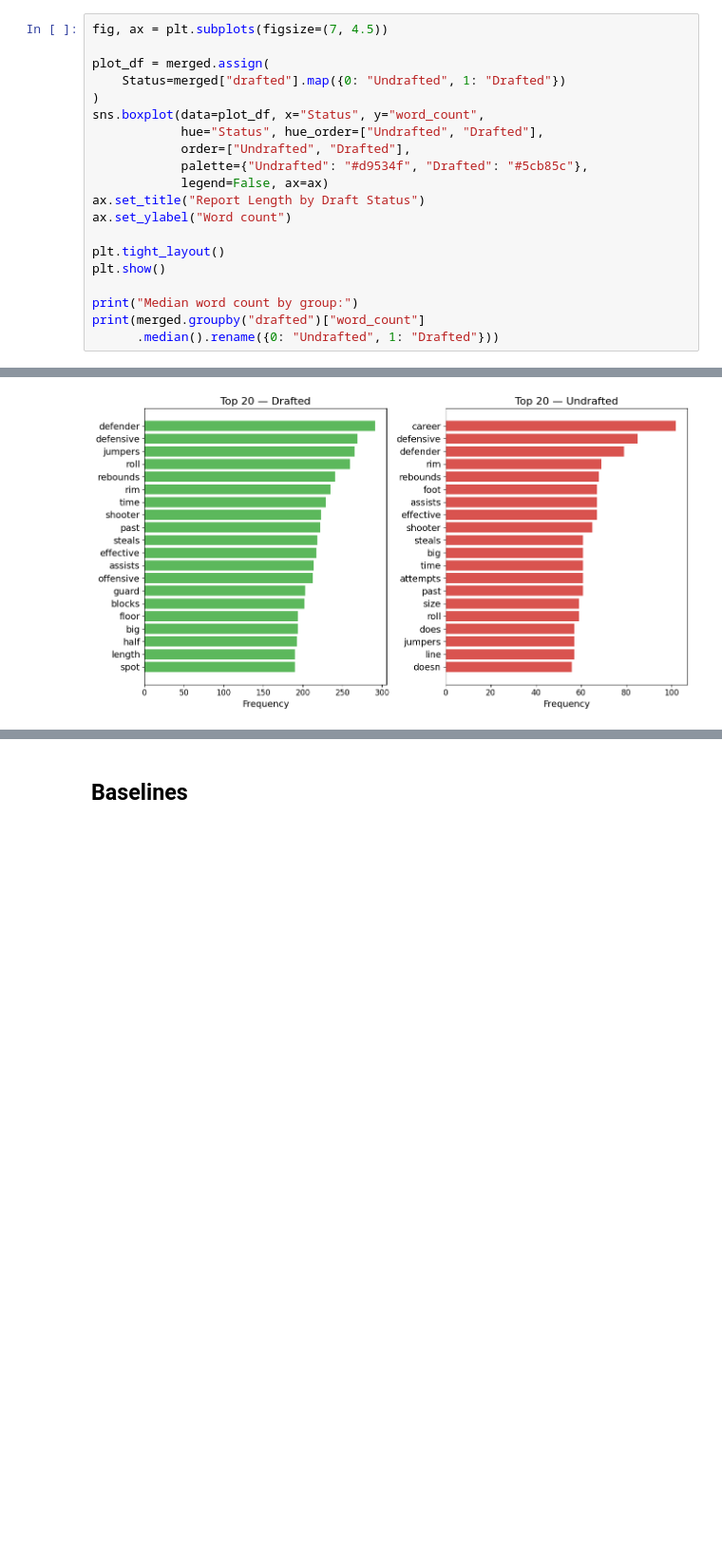
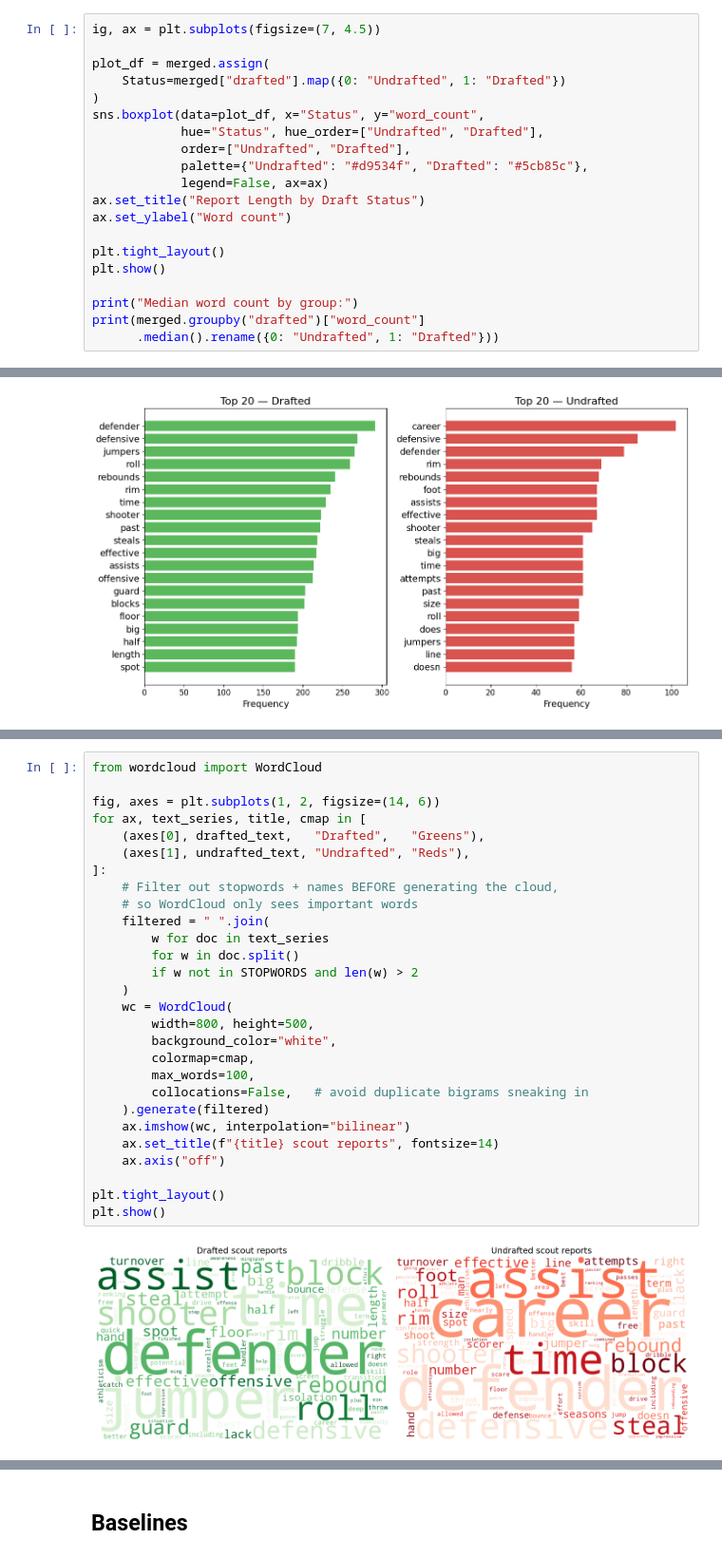
Before and after one commit to DolaF003/NLP-Final-Project, a Jupyter notebook: NLP_Project_Code.ipynb, the cells around one changed output, grey strips where cells are left out. Shown at 95% size. Drawn from its saved outputs; the diff is of its cells as text; blank space fills up the shorter version.

```diff
--- a/NLP_Project_Code.ipynb
+++ b/NLP_Project_Code.ipynb
@@ -676,7 +738,7 @@ plt.show()
 # %% [output]
 [figure]
 # %%
-fig, ax = plt.subplots(figsize=(7, 4.5))
+ig, ax = plt.subplots(figsize=(7, 4.5))
 
 plot_df = merged.assign(
     Status=merged["drafted"].map({0: "Undrafted", 1: "Drafted"})
@@ -776,3 +794,33 @@ plt.show()
+# %%
+from wordcloud import WordCloud
+
+fig, axes = plt.subplots(1, 2, figsize=(14, 6))
+for ax, text_series, title, cmap in [
+    (axes[0], drafted_text,   "Drafted",   "Greens"),
+    (axes[1], undrafted_text, "Undrafted", "Reds"),
+]:
+    # Filter out stopwords + names BEFORE generating the cloud,
+    # so WordCloud only sees important words
+    filtered = " ".join(
+        w for doc in text_series
+        for w in doc.split()
+        if w not in STOPWORDS and len(w) > 2
+    )
+    wc = WordCloud(
+        width=800, height=500,
+        background_color="white",
+        colormap=cmap,
+        max_words=100,
+        collocations=False,   # avoid duplicate bigrams sneaking in
+    ).generate(filtered)
+    ax.imshow(wc, interpolation="bilinear")
+    ax.set_title(f"{title} scout reports", fontsize=14)
+    ax.axis("off")
+
+plt.tight_layout()
+plt.show()
+# %% [output]
+[figure, added]
 # %%
 def pick_bucket(p):
     if p == 0:    return "Undrafted"
```
Also changed, not shown: parts of 38 cells of this notebook.
